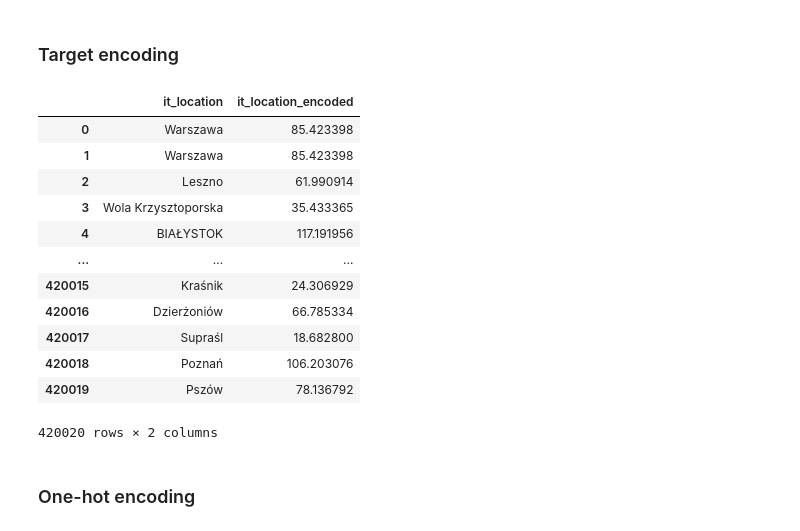
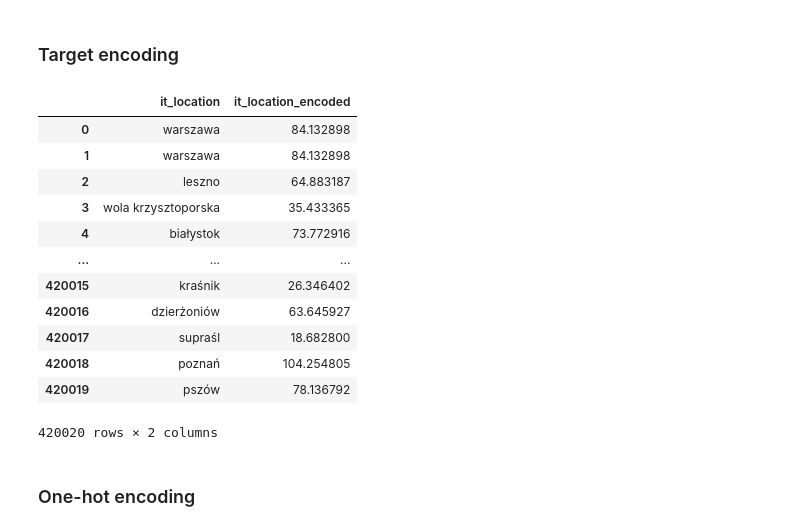
Before and after one commit to mini-pw/2021L-WUM, a Jupyter notebook: Prace_domowe/Praca_domowa2/Grupa4/Yevhenii_Vinichenko/pd2.ipynb, the cells around one changed output. Cells and saved outputs as stored; diff of their text form; code cells hidden in the pictures.

```diff
--- a/Prace_domowe/Praca_domowa2/Grupa4/Yevhenii_Vinichenko/pd2.ipynb
+++ b/Prace_domowe/Praca_domowa2/Grupa4/Yevhenii_Vinichenko/pd2.ipynb
@@ -24,25 +24,27 @@ transactions_df.head()
 # %%
 # target encoding dla it_location(względem price)
 # tutaj przewaga tego nad one-hot jest taka, że mamy dużo(10^4) kategorii,
 # więc zastosowanie one-hot zwiększyłoby znacząco ramkę danych
+# wadą target encodingu jest ovefitting, co wynika z tego, że liczymy średnią
 
 df = transactions_df.copy()
 encoder = ce.target_encoder.TargetEncoder()
+transactions_df["it_location"] = pd.DataFrame(transactions_df["it_location"].str.lower())
 df["it_location_encoded"] = encoder.fit_transform(df["it_location"], df["price"])
 df[["it_location", "it_location_encoded"]]
 # %% [output]
 |  | it_location | it_location_encoded |
-| 0 | Warszawa | 85.423398 |
-| 1 | Warszawa | 85.423398 |
-| 2 | Leszno | 61.990914 |
-| 3 | Wola Krzysztoporska | 35.433365 |
-| 4 | BIAŁYSTOK | 117.191956 |
+| 0 | warszawa | 84.132898 |
+| 1 | warszawa | 84.132898 |
+| 2 | leszno | 64.883187 |
+| 3 | wola krzysztoporska | 35.433365 |
+| 4 | białystok | 73.772916 |
 | ... | ... | ... |
-| 420015 | Kraśnik | 24.306929 |
-| 420016 | Dzierżoniów | 66.785334 |
-| 420017 | Supraśl | 18.682800 |
-| 420018 | Poznań | 106.203076 |
-| 420019 | Pszów | 78.136792 |
+| 420015 | kraśnik | 26.346402 |
+| 420016 | dzierżoniów | 63.645927 |
+| 420017 | supraśl | 18.682800 |
+| 420018 | poznań | 104.254805 |
+| 420019 | pszów | 78.136792 |
 420020 rows × 2 columns
 # %% [markdown]
 ### One-hot encoding
```
Also changed, not shown: parts of 6 cells of this notebook.
